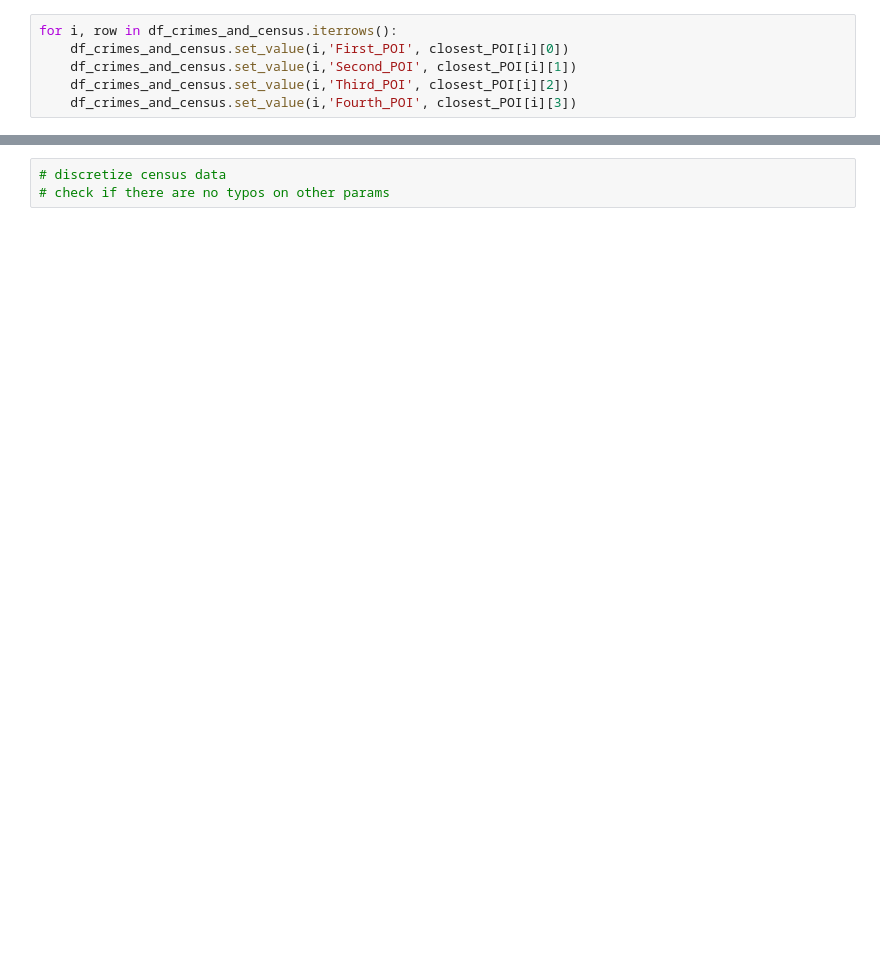
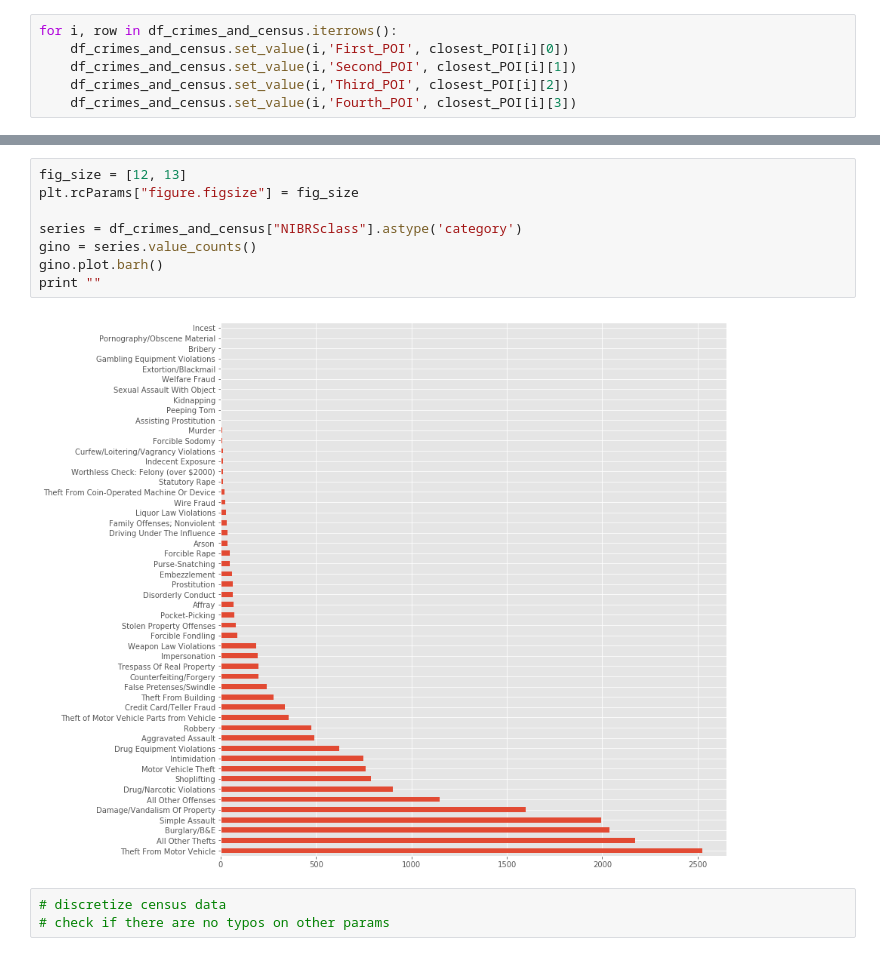
Before and after one commit to chrisPiemonte/crime-analysis, a Jupyter notebook: 2 - Data Preparation.ipynb, the cells around one changed output, grey strips where cells are left out. Saved outputs shown, nothing was run; the diff lists cells and outputs as text; blank space fills up the shorter version.

```diff
--- a/2 - Data Preparation.ipynb
+++ b/2 - Data Preparation.ipynb
@@ -279,3 +371,13 @@ df_crimes_and_census[col2keep]
+# %%
+fig_size = [12, 13]
+plt.rcParams["figure.figsize"] = fig_size
+
+series = df_crimes_and_census["NIBRSclass"].astype('category')
+gino = series.value_counts()
+gino.plot.barh()
+print ""
+# %% [output]
+[figure, added]
 # %%
 # discretize census data
 # check if there are no typos on other params
```
Also changed, not shown: parts of 35 cells of this notebook, 1 other file.
